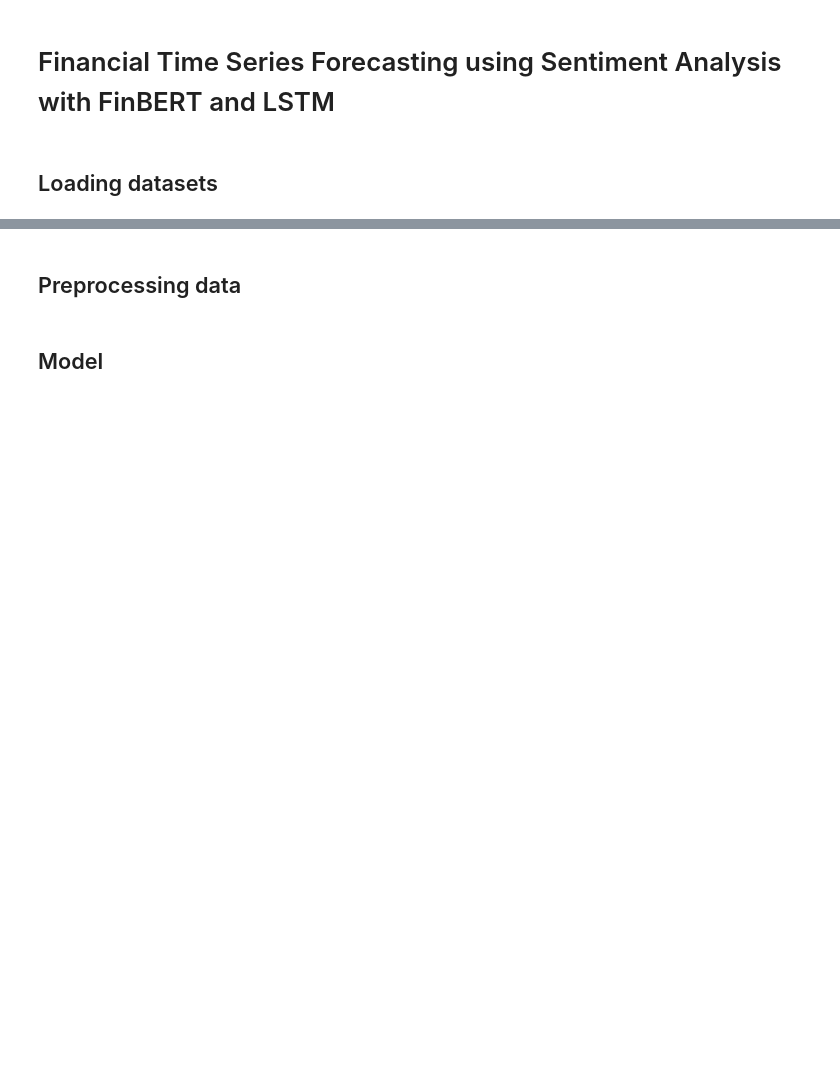
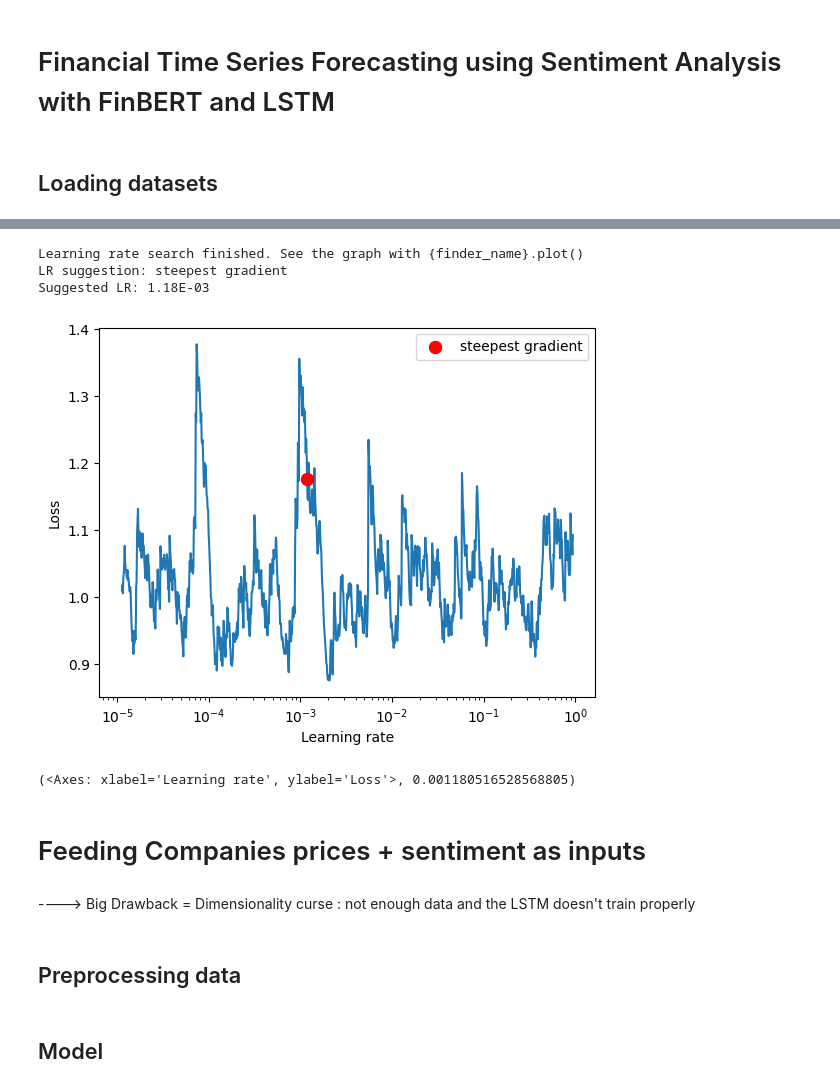
Before and after one commit to rrrbbb1/lstm-stock-prediction, a Jupyter notebook: notebook.ipynb, the cells around one changed output, grey strips where cells are left out. Saved outputs shown, nothing was run; the diff lists cells and outputs as text; code cells hidden in the pictures; blank space fills up the shorter version.

```diff
--- a/notebook.ipynb
+++ b/notebook.ipynb
@@ -382,2 +449,22 @@ news = sentiment_labelling(news)
+# %%
+from torch_lr_finder import LRFinder
+
+model = LSTM(input_dim, hidden_dim, num_layers, output_dim).to(device)
+optimizer = torch.optim.Adam(model.parameters(), lr=1e-5)  # Start with a small LR
+criterion = nn.MSELoss()
+
+lr_finder = LRFinder(model, optimizer, criterion, device=device)
+lr_finder.range_test(train_loader, end_lr=1, num_iter=1000)  # Test LRs between 1e-7 and 1
+lr_finder.plot()
+# %% [output]
+Learning rate search finished. See the graph with {finder_name}.plot()
+LR suggestion: steepest gradient
+Suggested LR: 1.18E-03
+[figure, added]
+(<Axes: xlabel='Learning rate', ylabel='Loss'>, 0.001180516528568805)
+# %% [markdown]
+# Feeding Companies prices + sentiment as inputs
+# %% [markdown]
+----> Big Drawback = Dimensionality curse : not enough data and the LSTM doesn't train properly
 # %% [markdown]
 ## Preprocessing data
```
Also changed, not shown: parts of 55 cells of this notebook.
